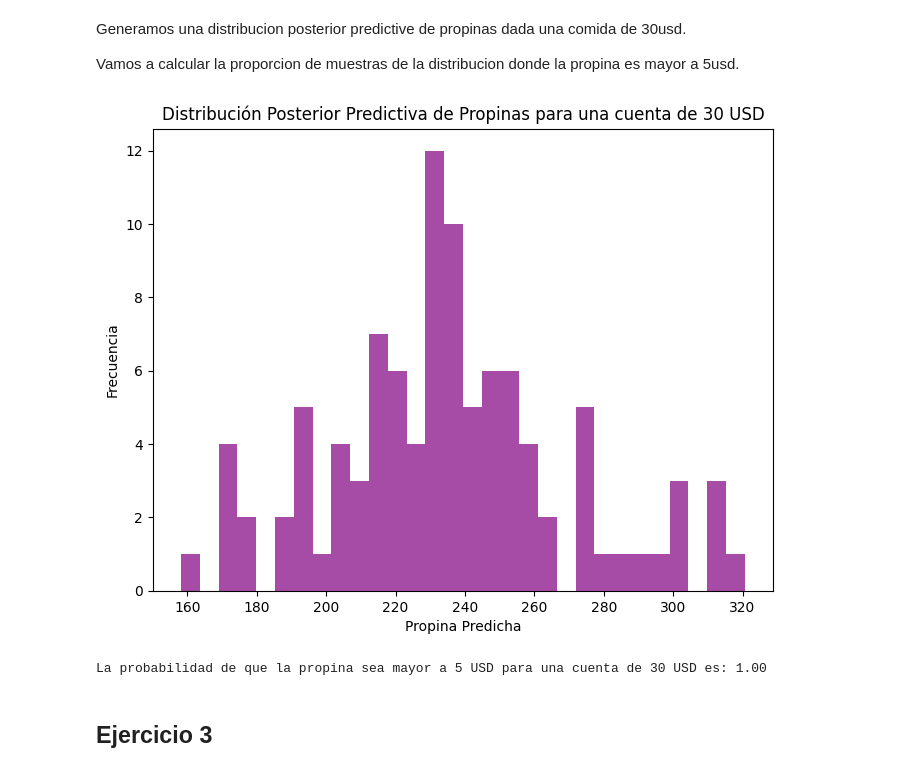
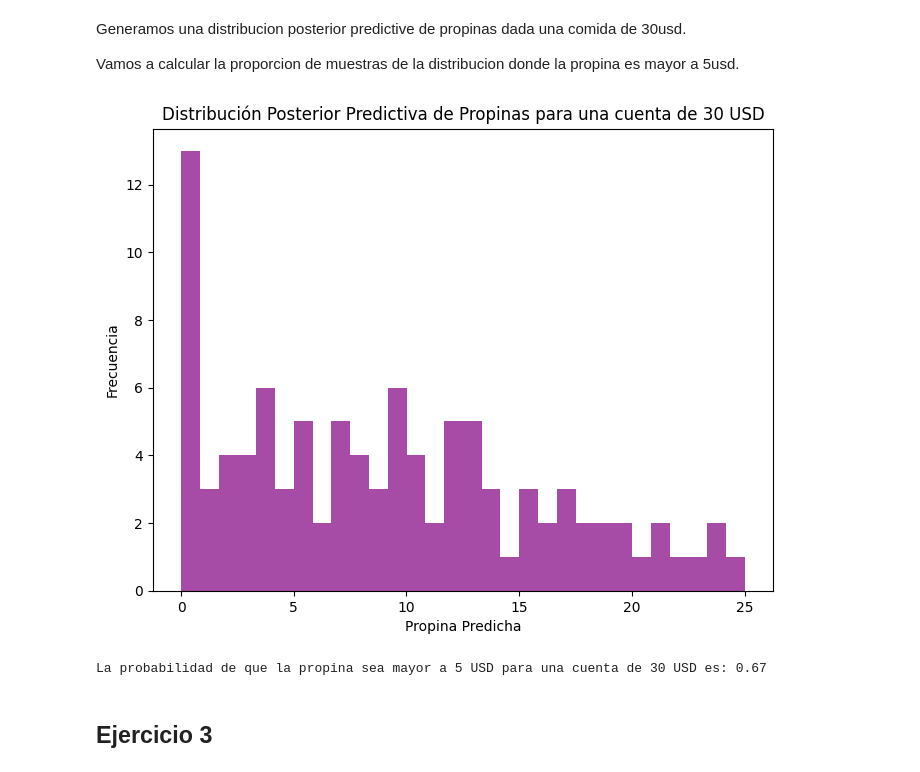
Before and after one commit to matias258/Estimacion_Bayesiana, a Jupyter notebook: Entregas/2/entrega2.ipynb, the cells around one changed output. Drawn from its saved outputs; the diff is of its cells as text; code cells hidden in the pictures.

```diff
--- a/Entregas/2/entrega2.ipynb
+++ b/Entregas/2/entrega2.ipynb
@@ -147,7 +151,7 @@ Entonces defino nuestras distribuciones de este modo:
 # %%
 # Priors para beta_0, beta_1, sigma
 def prior_beta_0(beta_0):
-    return norm.logpdf(beta_0, 0, 1)
+    return norm.logpdf(beta_0, 1, 1)
 
 def prior_beta_1(beta_1):
     return norm.logpdf(beta_1, 0.1, 0.01)
@@ -507,23 +516,45 @@ Generamos una distribucion posterior predictive de propinas dada una comida de 3
 
 Vamos a calcular la proporcion de muestras de la distribucion donde la propina es mayor a 5usd.
 # %%
+import numpy as np
+import matplotlib.pyplot as plt
+
+# Comida de 30 USD
 comida = 30
 
-propinas_predichas = muestras_alpha * comida + muestras_beta
+# Generar la distribución posterior predictiva usando las muestras de beta_0, beta_1 y sigma
+# Sigma afecta la variabilidad de la propina (por eso añadimos ruido).
+propinas_predichas = []
+
+for i in range(len(muestras_beta_0)):
+    # Para cada muestra, calculamos la propina predicha incluyendo el término de error sigma
+    beta_0 = muestras_beta_0[i]
+    beta_1 = muestras_beta_1[i]
+    sigma = muestras_sigma[i]
+
+    # Calculamos la propina con ruido (sigma)
+    propina_predicha = beta_0 + beta_1 * comida + np.random.normal(0, sigma)
+
+    # No existe una propina negativa.
+    propinas_predichas.append(max(0, propina_predicha))
+    # propinas_predichas.append(propina_predicha)
+
+propinas_predichas = np.array(propinas_predichas)
+
 # Graficar la distribución posterior predictiva de las propinas
 plt.figure(figsize=(8, 6))
 plt.hist(propinas_predichas, bins=30, color="purple", alpha=0.7)
 plt.title(f"Distribución Posterior Predictiva de Propinas para una cuenta de {comida} USD")
 plt.xlabel("Propina Predicha")
 plt.ylabel("Frecuencia")
 plt.show()
 
 # Calcular la probabilidad de que la propina sea mayor a 5 USD
 probabilidad_mayor_a_5 = np.mean(propinas_predichas > 5)
 print(f"La probabilidad de que la propina sea mayor a 5 USD para una cuenta de {comida} USD es: {probabilidad_mayor_a_5:.2f}")
 # %% [output]
-[figure, old version]
+[figure, new version]
-La probabilidad de que la propina sea mayor a 5 USD para una cuenta de 30 USD es: 1.00
+La probabilidad de que la propina sea mayor a 5 USD para una cuenta de 30 USD es: 0.67
 # %% [markdown]
 ## Ejercicio 3
 # %% [markdown]
```
Also changed, not shown: parts of 10 cells of this notebook.
